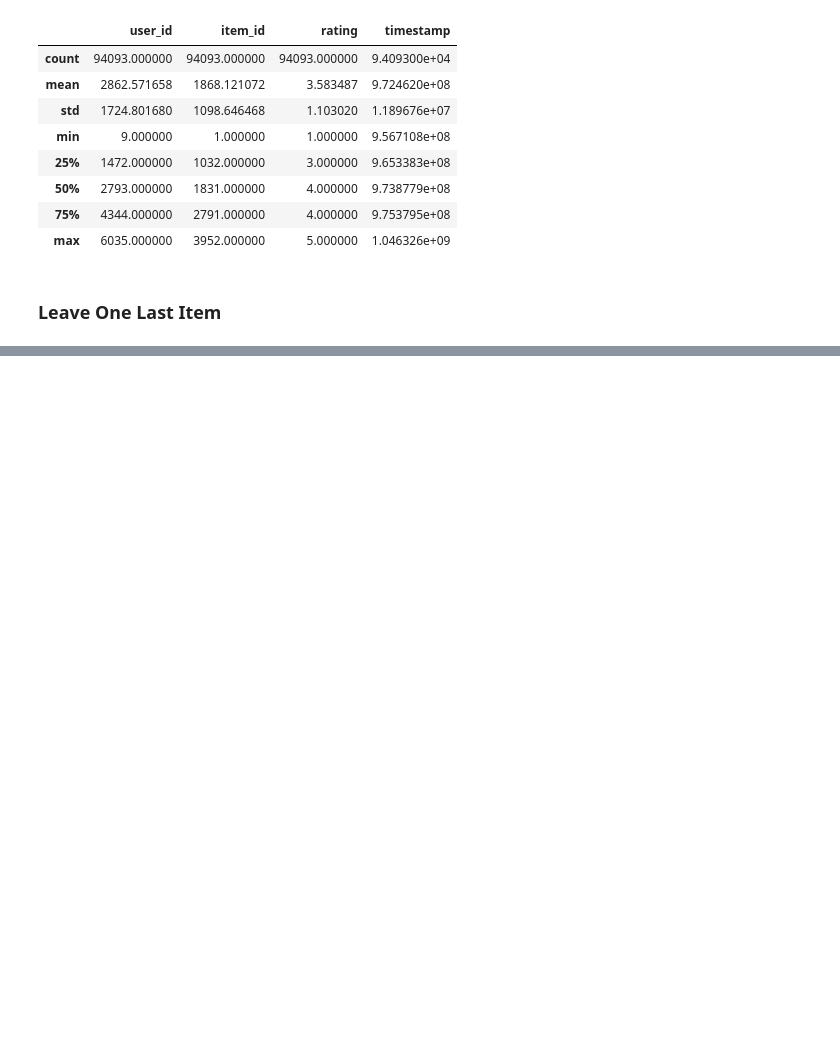
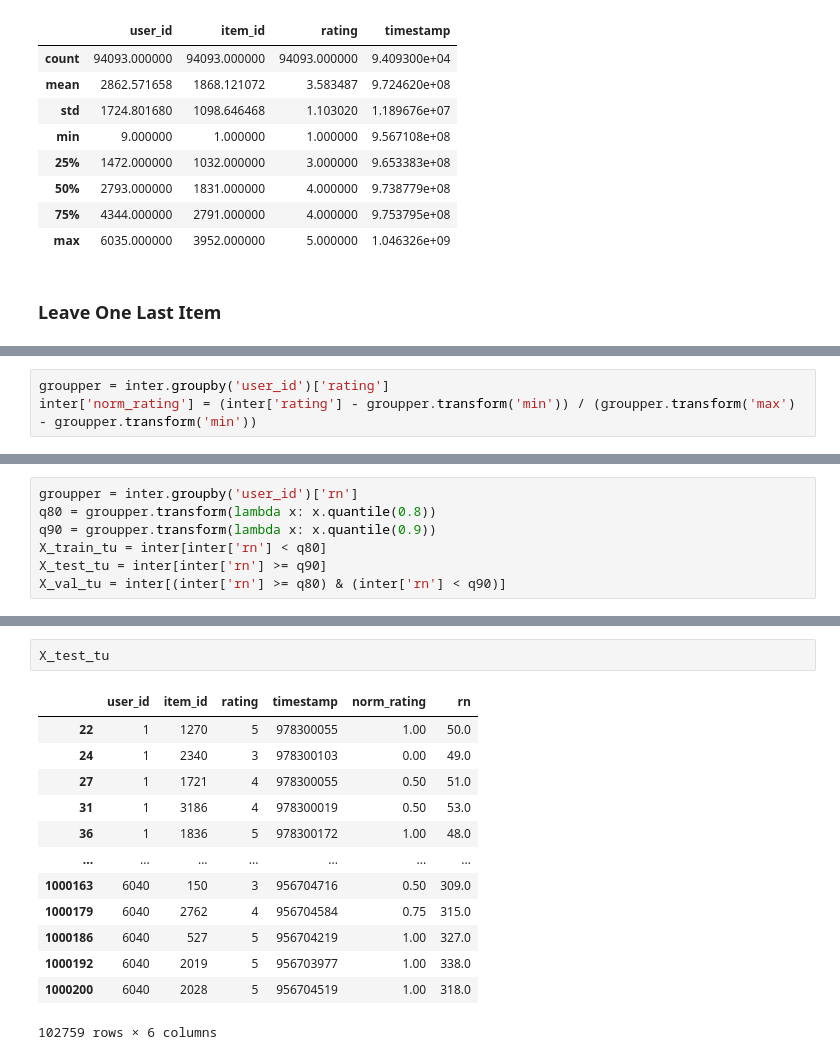
Before and after one commit to dkulemin/recsys-playground, a Jupyter notebook: experiments/MovieLens/1.0_data_works.ipynb, the cells around one changed output, grey strips where cells are left out. Cells and saved outputs as stored; diff of their text form; blank space fills up the shorter version.

```diff
--- a/experiments/MovieLens/1.0_data_works.ipynb
+++ b/experiments/MovieLens/1.0_data_works.ipynb
@@ -307,0 +341,3 @@ inter.groupby('user_id').agg(last_timestamp=('timestamp', 'max'))
+# %%
+groupper = inter.groupby('user_id')['rating']
+inter['norm_rating'] = (inter['rating'] - groupper.transform('min')) / (groupper.transform('max') - groupper.transform('min'))
@@ -307,0 +391,7 @@ inter.groupby('user_id').agg(last_timestamp=('timestamp', 'max'))
+# %%
+groupper = inter.groupby('user_id')['rn']
+q80 = groupper.transform(lambda x: x.quantile(0.8))
+q90 = groupper.transform(lambda x: x.quantile(0.9))
+X_train_tu = inter[inter['rn'] < q80]
+X_test_tu = inter[inter['rn'] >= q90]
+X_val_tu = inter[(inter['rn'] >= q80) & (inter['rn'] < q90)]
@@ -307,0 +407,16 @@ inter.groupby('user_id').agg(last_timestamp=('timestamp', 'max'))
+# %%
+X_test_tu
+# %% [output]
+|  | user_id | item_id | rating | timestamp | norm_rating | rn |
+| 22 | 1 | 1270 | 5 | 978300055 | 1.00 | 50.0 |
+| 24 | 1 | 2340 | 3 | 978300103 | 0.00 | 49.0 |
+| 27 | 1 | 1721 | 4 | 978300055 | 0.50 | 51.0 |
+| 31 | 1 | 3186 | 4 | 978300019 | 0.50 | 53.0 |
+| 36 | 1 | 1836 | 5 | 978300172 | 1.00 | 48.0 |
+| ... | ... | ... | ... | ... | ... | ... |
+| 1000163 | 6040 | 150 | 3 | 956704716 | 0.50 | 309.0 |
+| 1000179 | 6040 | 2762 | 4 | 956704584 | 0.75 | 315.0 |
+| 1000186 | 6040 | 527 | 5 | 956704219 | 1.00 | 327.0 |
+| 1000192 | 6040 | 2019 | 5 | 956703977 | 1.00 | 338.0 |
+| 1000200 | 6040 | 2028 | 5 | 956704519 | 1.00 | 318.0 |
+102759 rows × 6 columns
```
Also changed, not shown: parts of 21 cells of this notebook.
